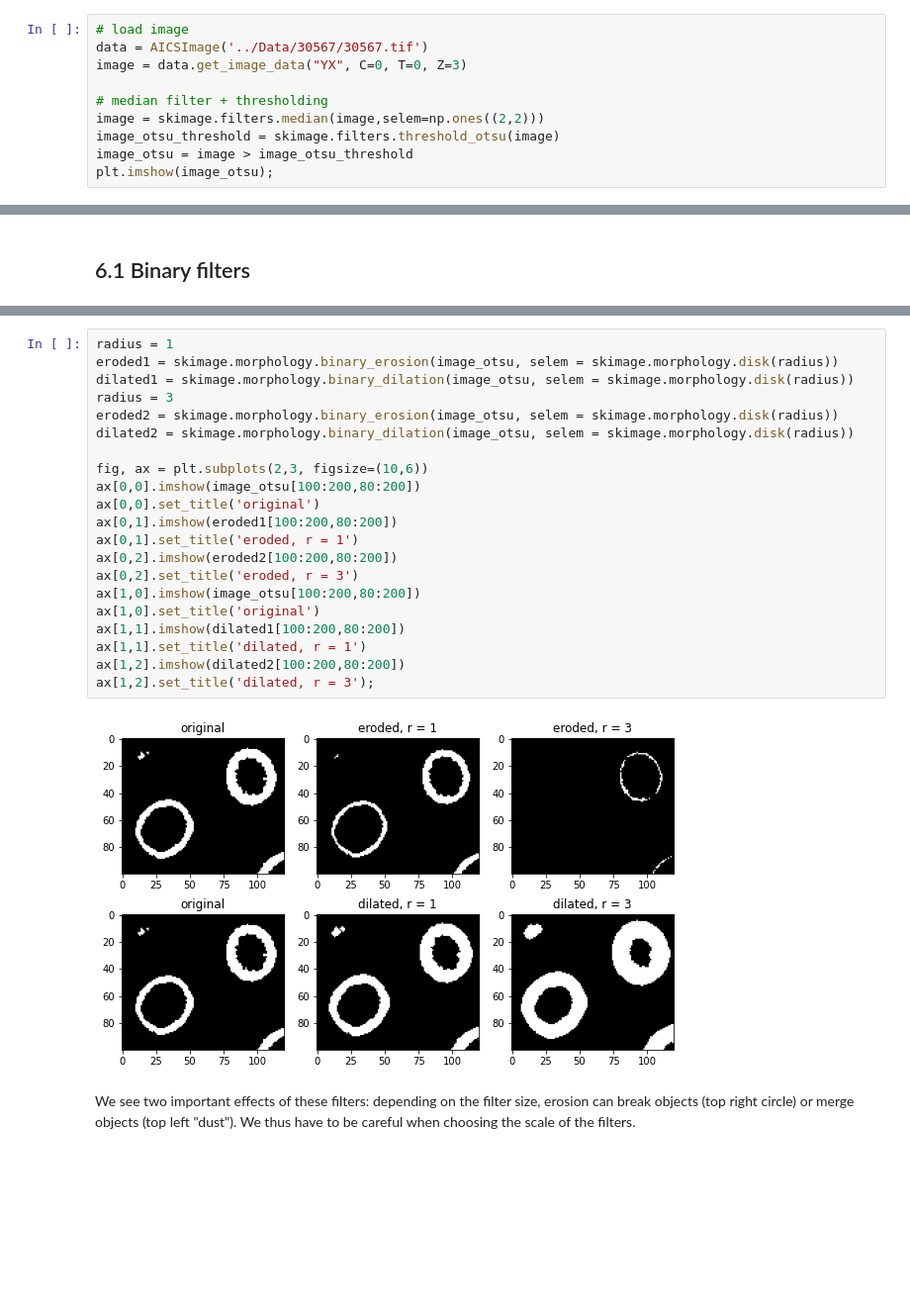
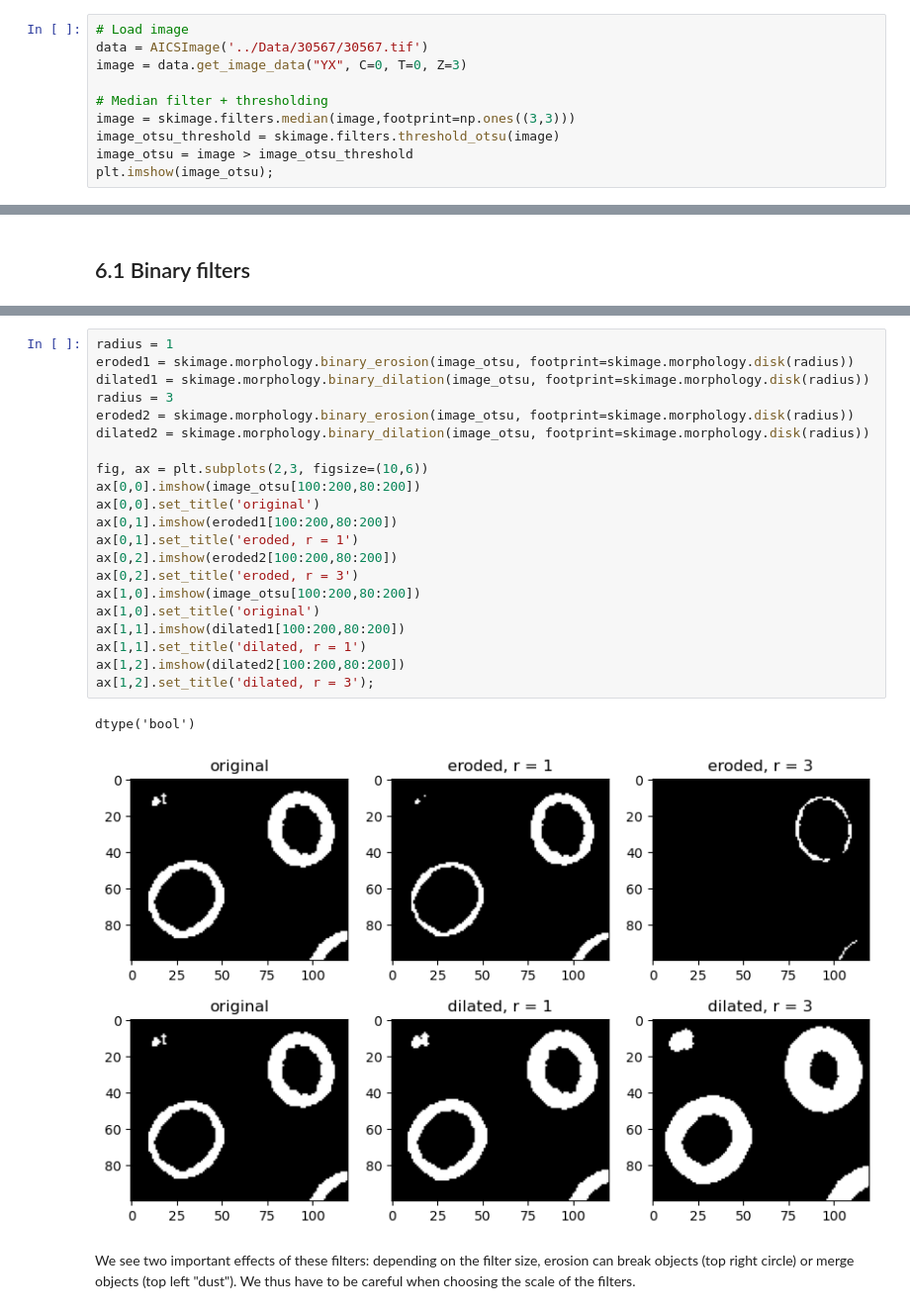
Before and after one commit to guiwitz/neubias_academy_biapy, a Jupyter notebook: 06-Binary_operations.ipynb, the cells around one changed output, grey strips where cells are left out. Shown at 99% size. Drawn from its saved outputs; the diff is of its cells as text; blank space fills up the shorter version.

```diff
--- a/06-Binary_operations.ipynb
+++ b/06-Binary_operations.ipynb
@@ -24,12 +24,12 @@ cmap = random_cmap()
 # %% [markdown]
 We now reload the image from the last chapter and apply some automatic thresholding to it to obtain a binary mask:
 # %%
-# load image
+# Load image
 data = AICSImage('../Data/30567/30567.tif')
 image = data.get_image_data("YX", C=0, T=0, Z=3)
 
-# median filter + thresholding
-image = skimage.filters.median(image,selem=np.ones((2,2)))
+# Median filter + thresholding
+image = skimage.filters.median(image,footprint=np.ones((3,3)))
 image_otsu_threshold = skimage.filters.threshold_otsu(image)
 image_otsu = image > image_otsu_threshold
 plt.imshow(image_otsu);
@@ -45,27 +47,28 @@ Binary filters turn pixels ON (white) and OFF (black) based on their surrounding
 Just like for regular filtering, the neighborhood is defined thanks to a *selection element*, a binary mask of a certain arbitrary shape. Let's use a disk with two different radii and erode/dilate the mask. We zoom for a moment on a cropped region of the mask:
 # %%
 radius = 1
-eroded1 = skimage.morphology.binary_erosion(image_otsu, selem = skimage.morphology.disk(radius))
-dilated1 = skimage.morphology.binary_dilation(image_otsu, selem = skimage.morphology.disk(radius))
+eroded1 = skimage.morphology.binary_erosion(image_otsu, footprint=skimage.morphology.disk(radius))
+dilated1 = skimage.morphology.binary_dilation(image_otsu, footprint=skimage.morphology.disk(radius))
 radius = 3
-eroded2 = skimage.morphology.binary_erosion(image_otsu, selem = skimage.morphology.disk(radius))
-dilated2 = skimage.morphology.binary_dilation(image_otsu, selem = skimage.morphology.disk(radius))
+eroded2 = skimage.morphology.binary_erosion(image_otsu, footprint=skimage.morphology.disk(radius))
+dilated2 = skimage.morphology.binary_dilation(image_otsu, footprint=skimage.morphology.disk(radius))
 
 fig, ax = plt.subplots(2,3, figsize=(10,6))
 ax[0,0].imshow(image_otsu[100:200,80:200])
 ax[0,0].set_title('original')
 ax[0,1].imshow(eroded1[100:200,80:200])
 ax[0,1].set_title('eroded, r = 1')
 ax[0,2].imshow(eroded2[100:200,80:200])
 ax[0,2].set_title('eroded, r = 3')
 ax[1,0].imshow(image_otsu[100:200,80:200])
 ax[1,0].set_title('original')
 ax[1,1].imshow(dilated1[100:200,80:200])
 ax[1,1].set_title('dilated, r = 1')
 ax[1,2].imshow(dilated2[100:200,80:200])
 ax[1,2].set_title('dilated, r = 3');
 # %% [output]
+dtype('bool')
-[figure, old version]
+[figure, new version]
 # %% [markdown]
 We see two important effects of these filters: depending on the filter size, erosion can break objects (top right circle) or merge objects (top left "dust"). We thus have to be careful when choosing the scale of the filters.
 # %% [markdown]
```
Also changed, not shown: parts of 25 cells of this notebook.
